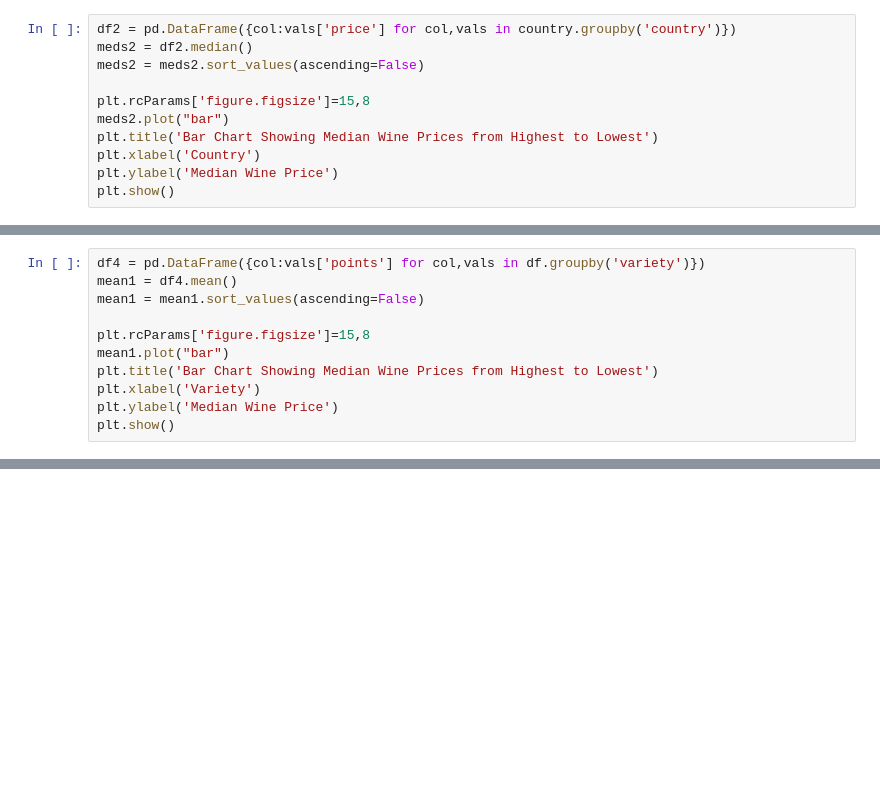
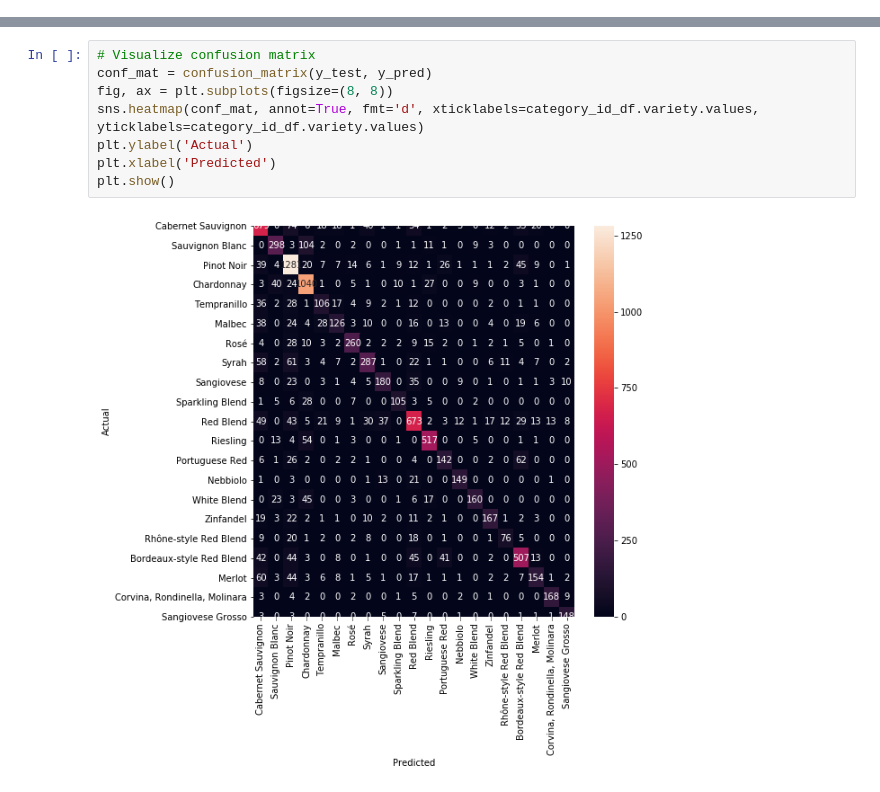
Before and after one commit to jdavidd/Exploratory-Data-Analysis---Wine-Reviews, a Jupyter notebook: notebooks/SVM.ipynb, the cells around one changed output, grey strips where cells are left out. Cells and saved outputs as stored; diff of their text form; blank space fills up the shorter version.

```diff
--- a/notebooks/SVM.ipynb
+++ b/notebooks/SVM.ipynb
@@ -112,11 +0,0 @@ plt.show()
-# %%
-df2 = pd.DataFrame({col:vals['price'] for col,vals in country.groupby('country')})
-meds2 = df2.median()
-meds2 = meds2.sort_values(ascending=False)
-
-plt.rcParams['figure.figsize']=15,8
-meds2.plot("bar")
-plt.title('Bar Chart Showing Median Wine Prices from Highest to Lowest')
-plt.xlabel('Country')
-plt.ylabel('Median Wine Price')
-plt.show()
@@ -147,11 +0,0 @@ plt.show()
-# %%
-df4 = pd.DataFrame({col:vals['points'] for col,vals in df.groupby('variety')})
-mean1 = df4.mean()
-mean1 = mean1.sort_values(ascending=False)
-
-plt.rcParams['figure.figsize']=15,8
-mean1.plot("bar")
-plt.title('Bar Chart Showing Median Wine Prices from Highest to Lowest')
-plt.xlabel('Variety')
-plt.ylabel('Median Wine Price')
-plt.show()
@@ -344,0 +144,10 @@ Accuracy Score: 97.32331516764926 %
+# %%
+# Visualize confusion matrix
+conf_mat = confusion_matrix(y_test, y_pred)
+fig, ax = plt.subplots(figsize=(8, 8))
+sns.heatmap(conf_mat, annot=True, fmt='d', xticklabels=category_id_df.variety.values, yticklabels=category_id_df.variety.values)
+plt.ylabel('Actual')
+plt.xlabel('Predicted')
+plt.show()
+# %% [output]
+[figure, added]
```
Also changed, not shown: parts of 48 cells of this notebook, 2 other files.
